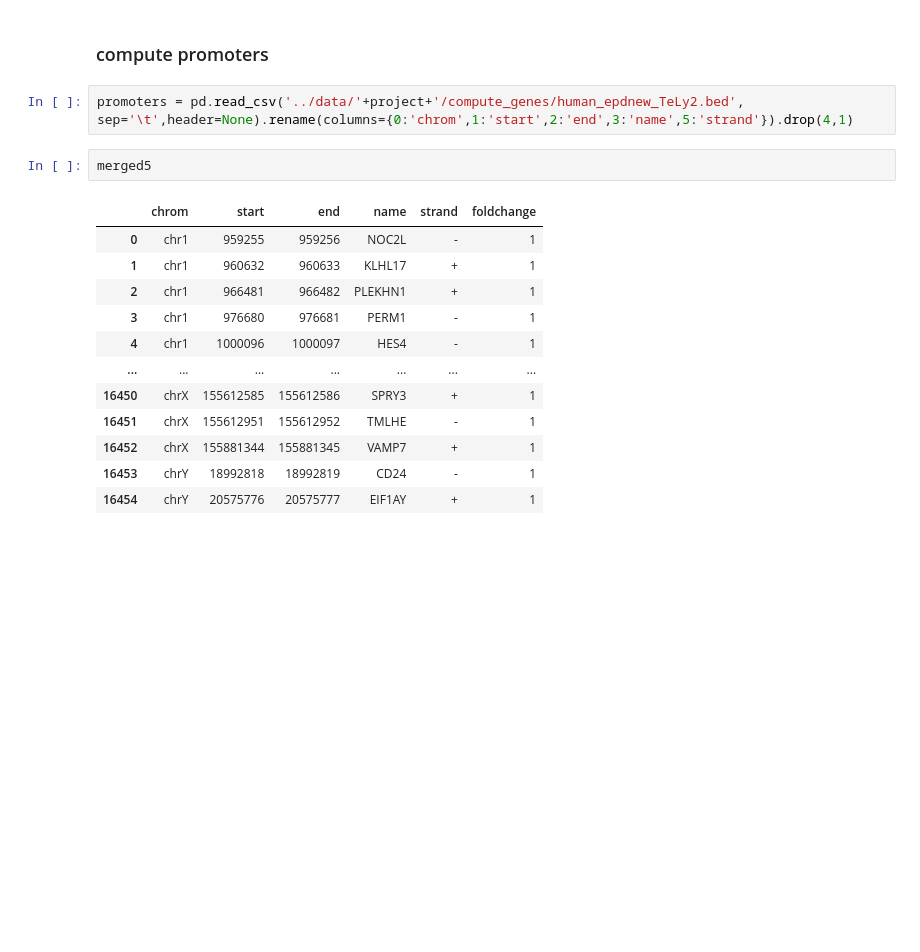
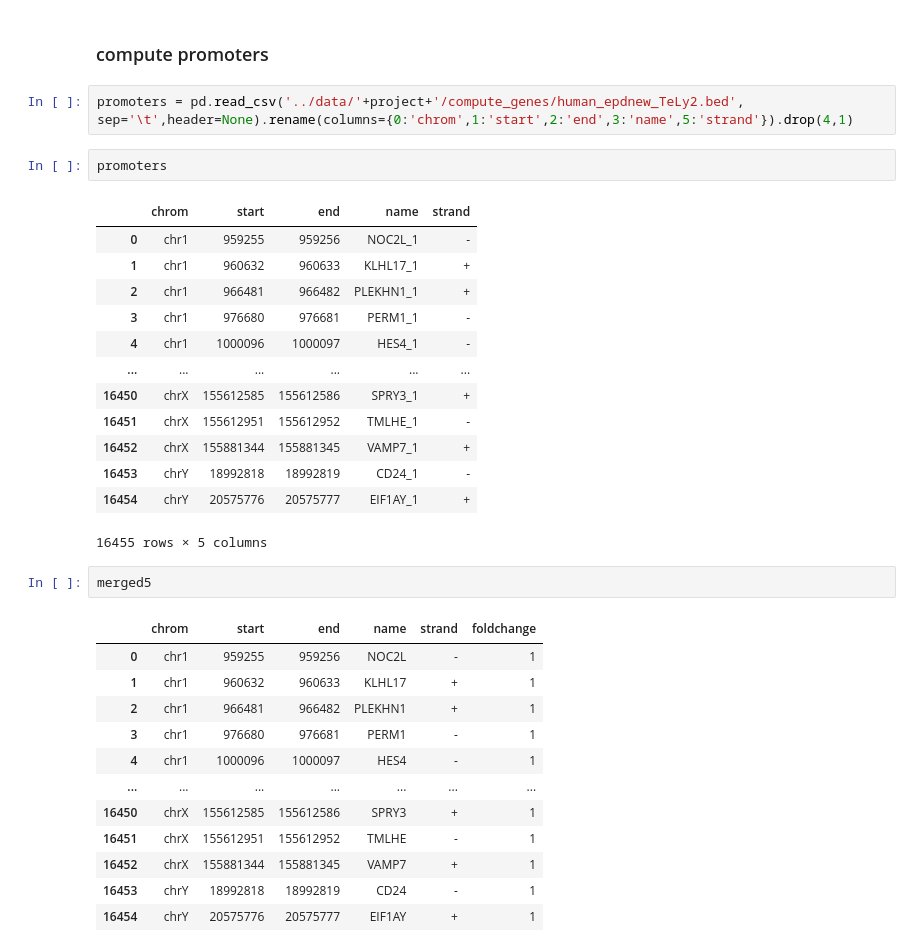
Before and after one commit to monikaperez/AMLproject, a Jupyter notebook: notebooks/CoBinding pre-processing and analysis.ipynb, the cells around one changed output. Cells and saved outputs as stored; diff of their text form; blank space fills up the shorter version.

```diff
--- a/notebooks/CoBinding pre-processing and analysis.ipynb
+++ b/notebooks/CoBinding pre-processing and analysis.ipynb
@@ -679,6 +677,22 @@ for val in set(mergedpeak.tf) - (set(merged.columns) | set(remove)):
 ### compute promoters
 # %%
 promoters = pd.read_csv('../data/'+project+'/compute_genes/human_epdnew_TeLy2.bed', sep='\t',header=None).rename(columns={0:'chrom',1:'start',2:'end',3:'name',5:'strand'}).drop(4,1)
+# %%
+promoters
+# %% [output]
+|  | chrom | start | end | name | strand |
+| 0 | chr1 | 959255 | 959256 | NOC2L_1 | - |
+| 1 | chr1 | 960632 | 960633 | KLHL17_1 | + |
+| 2 | chr1 | 966481 | 966482 | PLEKHN1_1 | + |
+| 3 | chr1 | 976680 | 976681 | PERM1_1 | - |
+| 4 | chr1 | 1000096 | 1000097 | HES4_1 | - |
+| ... | ... | ... | ... | ... | ... |
+| 16450 | chrX | 155612585 | 155612586 | SPRY3_1 | + |
+| 16451 | chrX | 155612951 | 155612952 | TMLHE_1 | - |
+| 16452 | chrX | 155881344 | 155881345 | VAMP7_1 | + |
+| 16453 | chrY | 18992818 | 18992819 | CD24_1 | - |
+| 16454 | chrY | 20575776 | 20575777 | EIF1AY_1 | + |
+16455 rows × 5 columns
 # %%
 merged5
 # %% [output]
```
Also changed, not shown: parts of 1 cell of this notebook, 2 other files.
